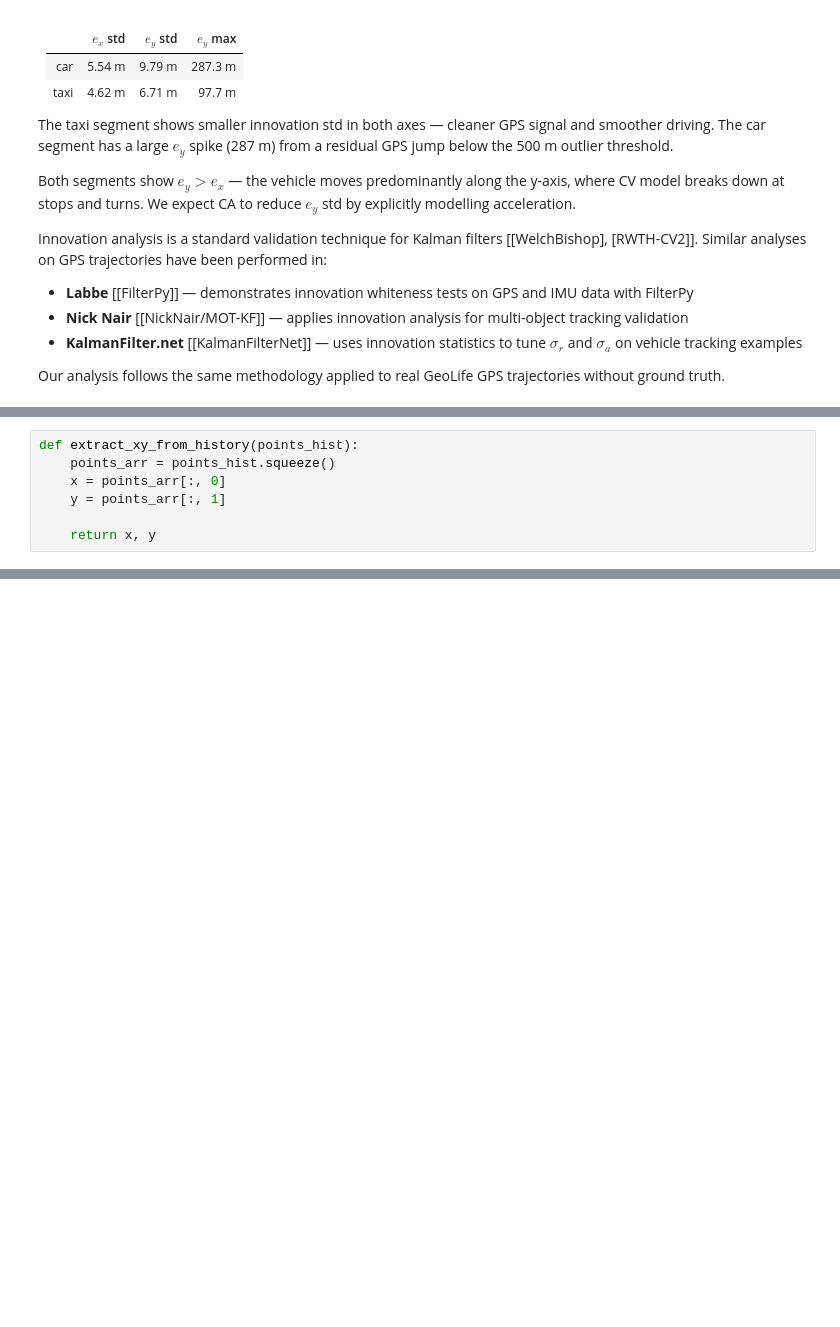
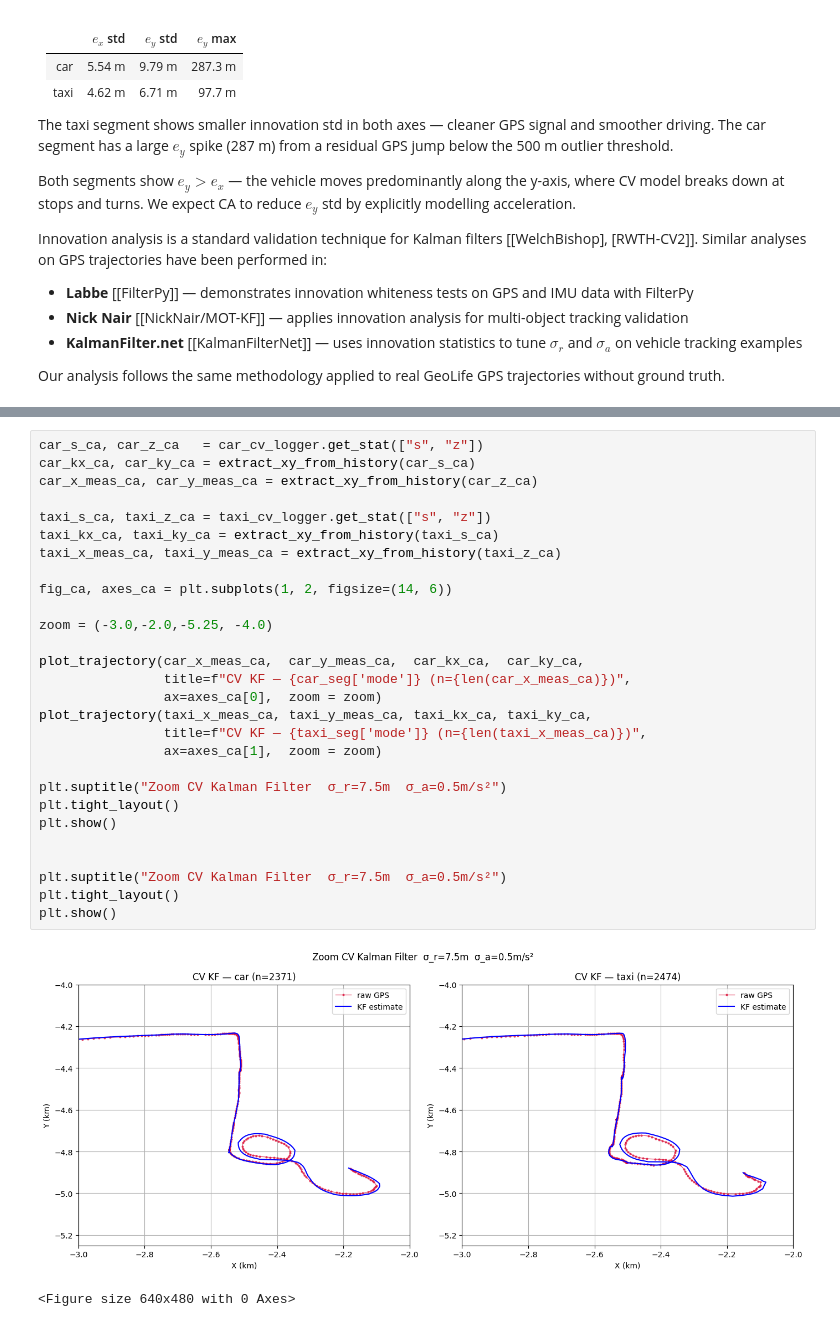
Before and after one commit to RoumenNikolov/kalman-filter-trajectories, a Jupyter notebook: 01. Kalman Filter for GPS Theory and Model.ipynb, the cells around one changed output, grey strips where cells are left out. Cells and saved outputs as stored; diff of their text form; blank space fills up the shorter version.

```diff
--- a/01. Kalman Filter for GPS Theory and Model.ipynb
+++ b/01. Kalman Filter for GPS Theory and Model.ipynb
@@ -1128,7 +1075,0 @@ def kf_step(kf_tracker, s_k_k, P_k_k, z_k1, dt=None, u=None):
-# %%
-def extract_xy_from_history(points_hist):
-    points_arr = points_hist.squeeze()
-    x = points_arr[:, 0]
-    y = points_arr[:, 1]
-
-    return x, y
@@ -1400,0 +1107,31 @@ https://en.wikipedia.org/wiki/Kalman_filter
+# %%
+car_s_ca, car_z_ca   = car_cv_logger.get_stat(["s", "z"])
+car_kx_ca, car_ky_ca = extract_xy_from_history(car_s_ca)
+car_x_meas_ca, car_y_meas_ca = extract_xy_from_history(car_z_ca)
+
+taxi_s_ca, taxi_z_ca = taxi_cv_logger.get_stat(["s", "z"])
+taxi_kx_ca, taxi_ky_ca = extract_xy_from_history(taxi_s_ca)
+taxi_x_meas_ca, taxi_y_meas_ca = extract_xy_from_history(taxi_z_ca)
+
+fig_ca, axes_ca = plt.subplots(1, 2, figsize=(14, 6))
+
+zoom = (-3.0,-2.0,-5.25, -4.0)
+
+plot_trajectory(car_x_meas_ca,  car_y_meas_ca,  car_kx_ca,  car_ky_ca,
+                title=f"CV KF — {car_seg['mode']} (n={len(car_x_meas_ca)})",
+                ax=axes_ca[0],  zoom = zoom)
+plot_trajectory(taxi_x_meas_ca, taxi_y_meas_ca, taxi_kx_ca, taxi_ky_ca,
+                title=f"CV KF — {taxi_seg['mode']} (n={len(taxi_x_meas_ca)})",
+                ax=axes_ca[1],  zoom = zoom)
+
+plt.suptitle("Zoom CV Kalman Filter  σ_r=7.5m  σ_a=0.5m/s²")
+plt.tight_layout()
+plt.show()
+
+
+plt.suptitle("Zoom CV Kalman Filter  σ_r=7.5m  σ_a=0.5m/s²")
+plt.tight_layout()
+plt.show()
+# %% [output]
+[figure, added]
+<Figure size 640x480 with 0 Axes>
```
Also changed, not shown: parts of 80 cells of this notebook, 2 other files.
